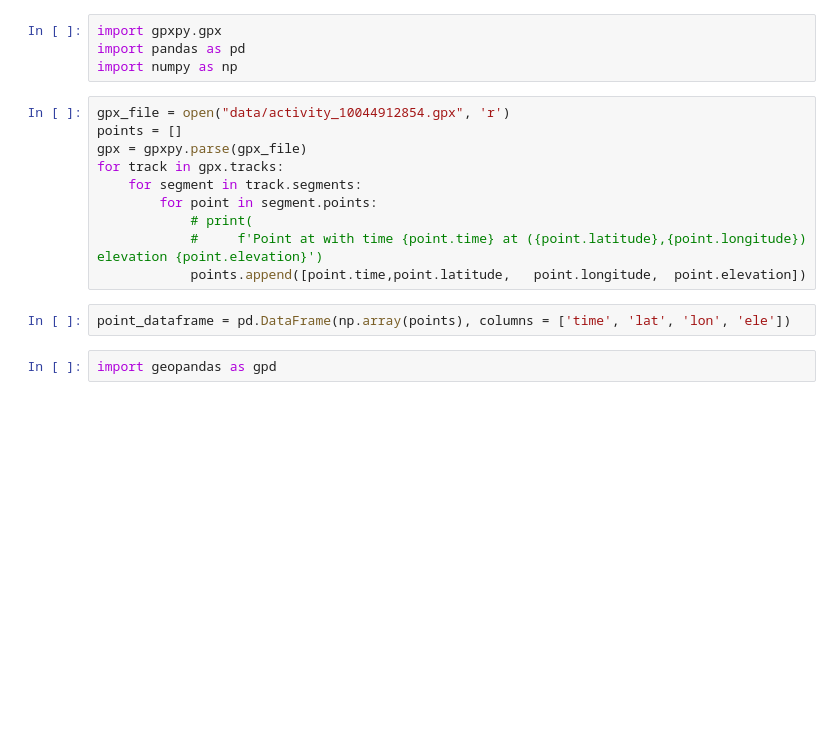
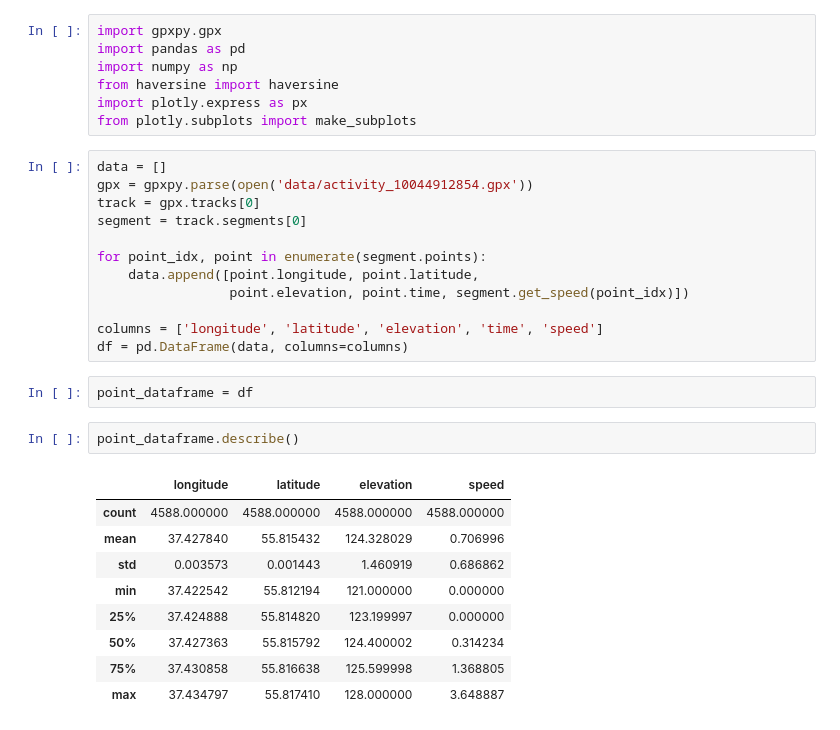
Before and after one commit to ksetdekov/measure_average_gpx, a Jupyter notebook: examples/loading_and_selecting.ipynb, the cells around one changed output. Cells and saved outputs as stored; diff of their text form; blank space fills up the shorter version.

```diff
--- a/examples/loading_and_selecting.ipynb
+++ b/examples/loading_and_selecting.ipynb
@@ -2,17 +2,32 @@
 import gpxpy.gpx
 import pandas as pd
 import numpy as np
+from haversine import haversine
+import plotly.express as px
+from plotly.subplots import make_subplots
 # %%
-gpx_file = open("data/activity_10044912854.gpx", 'r')
-points = []
-gpx = gpxpy.parse(gpx_file)
-for track in gpx.tracks:
-    for segment in track.segments:
-        for point in segment.points:
-            # print(
-            #     f'Point at with time {point.time} at ({point.latitude},{point.longitude}) elevation {point.elevation}')
-            points.append([point.time,point.latitude,   point.longitude,  point.elevation])
+data = []
+gpx = gpxpy.parse(open('data/activity_10044912854.gpx'))
+track = gpx.tracks[0]
+segment = track.segments[0]
+
+for point_idx, point in enumerate(segment.points):
+    data.append([point.longitude, point.latitude,
+                 point.elevation, point.time, segment.get_speed(point_idx)])
+
+columns = ['longitude', 'latitude', 'elevation', 'time', 'speed']
+df = pd.DataFrame(data, columns=columns)
-# %%
-point_dataframe = pd.DataFrame(np.array(points), columns = ['time', 'lat', 'lon', 'ele'])
-# %%
-import geopandas as gpd
+# %%
+point_dataframe = df
+# %%
+point_dataframe.describe()
+# %% [output]
+|  | longitude | latitude | elevation | speed |
+| count | 4588.000000 | 4588.000000 | 4588.000000 | 4588.000000 |
+| mean | 37.427840 | 55.815432 | 124.328029 | 0.706996 |
+| std | 0.003573 | 0.001443 | 1.460919 | 0.686862 |
+| min | 37.422542 | 55.812194 | 121.000000 | 0.000000 |
+| 25% | 37.424888 | 55.814820 | 123.199997 | 0.000000 |
+| 50% | 37.427363 | 55.815792 | 124.400002 | 0.314234 |
+| 75% | 37.430858 | 55.816638 | 125.599998 | 1.368805 |
+| max | 37.434797 | 55.817410 | 128.000000 | 3.648887 |
```
Also changed, not shown: parts of 15 cells of this notebook, 2 other files.
